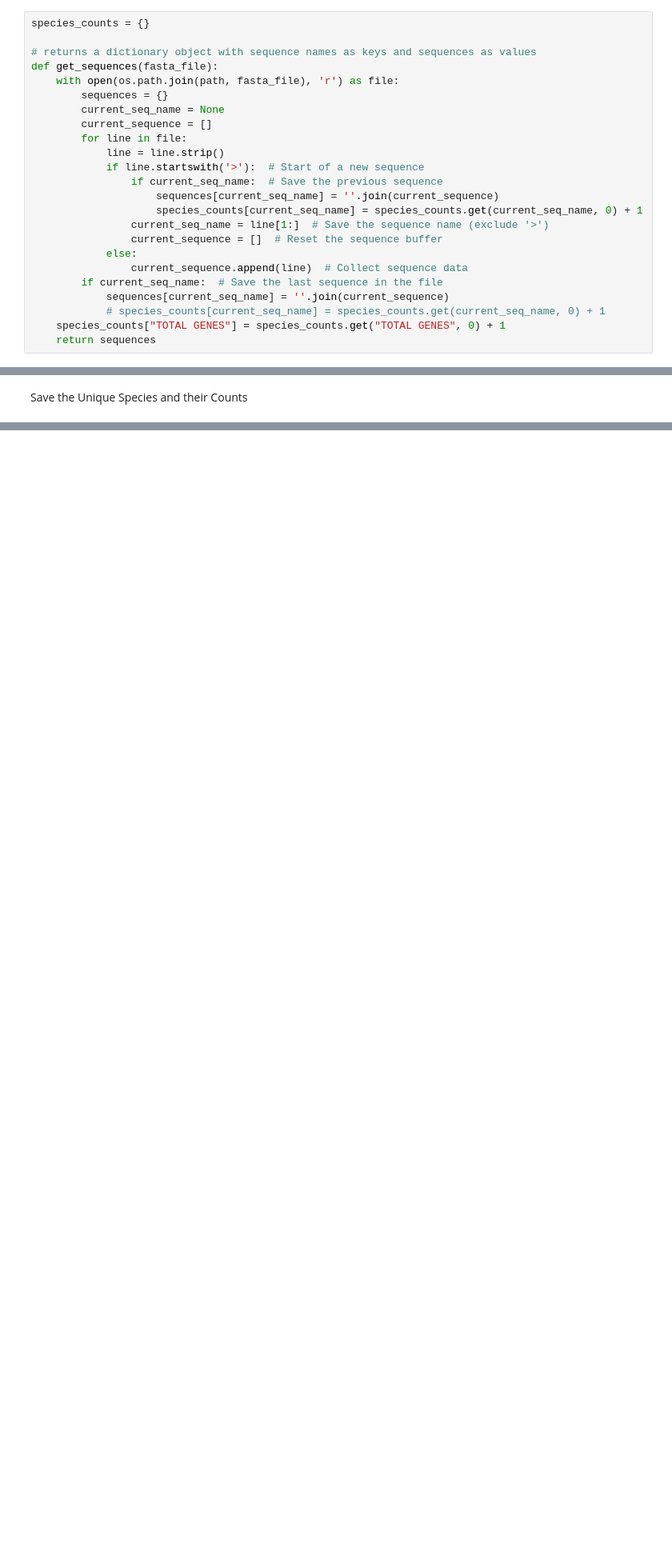
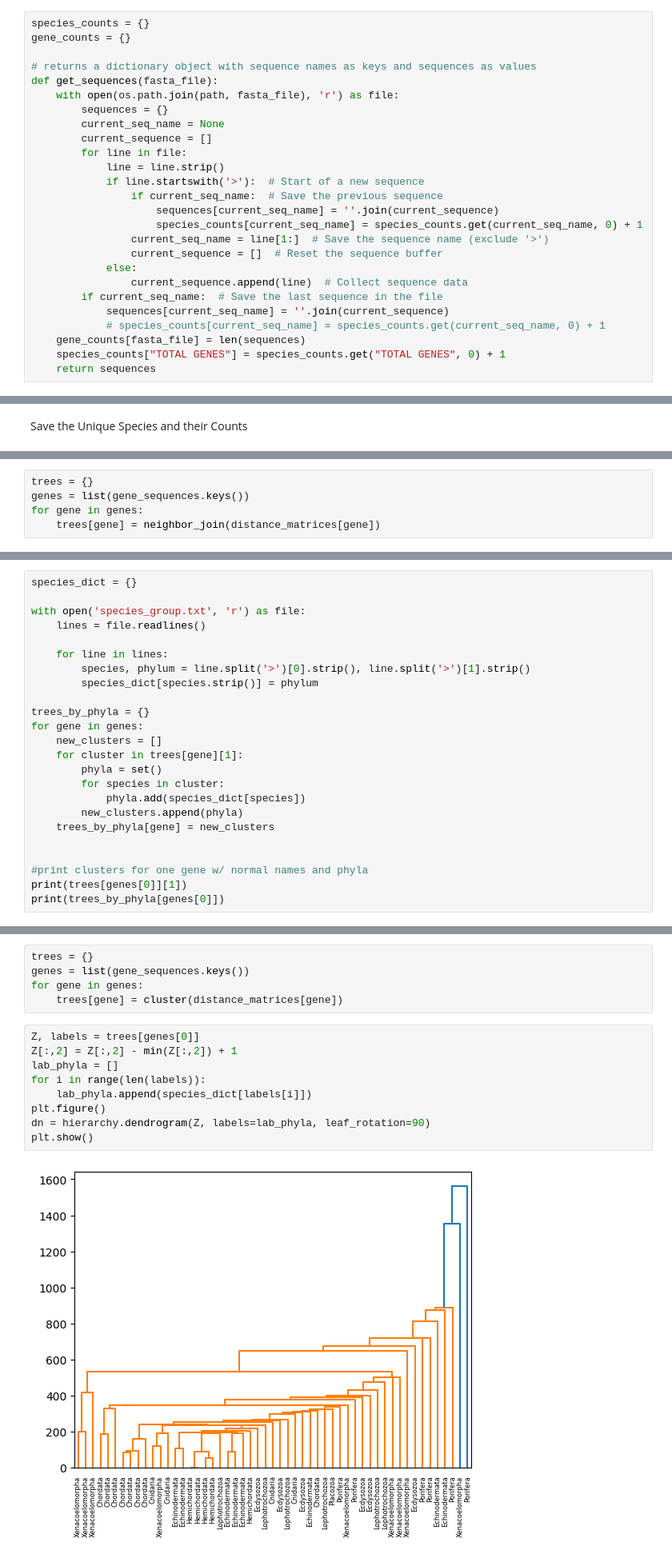
Before and after one commit to JTSIV1/phylogenetic_tree_for_acoelomorpha, a Jupyter notebook: generating_tree.ipynb, the cells around one changed output, grey strips where cells are left out. Shown: that part at 80% size. Saved outputs shown, nothing was run; the diff lists cells and outputs as text; blank space fills up the shorter version.

Commit message:
added species classifications, tracking clusters to NJ, and tried to perform linkage clustering and convert to newick? format which might be able compatible for a supertree consensus alg

```diff
--- a/generating_tree.ipynb
+++ b/generating_tree.ipynb
@@ -23,6 +23,7 @@ print(fasta_files)
 Function to Get Sequences From FASTA File as Dict
 # %%
 species_counts = {}
+gene_counts = {}
 
 # returns a dictionary object with sequence names as keys and sequences as values
 def get_sequences(fasta_file):
@@ -43,6 +44,7 @@ def get_sequences(fasta_file):
         if current_seq_name:  # Save the last sequence in the file
             sequences[current_seq_name] = ''.join(current_sequence)
             # species_counts[current_seq_name] = species_counts.get(current_seq_name, 0) + 1
+    gene_counts[fasta_file] = len(sequences)
     species_counts["TOTAL GENES"] = species_counts.get("TOTAL GENES", 0) + 1
     return sequences
 # %% [markdown]
@@ -163,0 +181,5 @@ print(neighbor_join(distance_matrices['OG10015']))
+# %%
+trees = {}
+genes = list(gene_sequences.keys())
+for gene in genes:
+    trees[gene] = neighbor_join(distance_matrices[gene])
@@ -163,0 +188,24 @@ print(neighbor_join(distance_matrices['OG10015']))
+# %%
+species_dict = {}
+
+with open('species_group.txt', 'r') as file:
+    lines = file.readlines()
+
+    for line in lines:
+        species, phylum = line.split('>')[0].strip(), line.split('>')[1].strip()
+        species_dict[species.strip()] = phylum
+
+trees_by_phyla = {}
+for gene in genes:
+    new_clusters = []
+    for cluster in trees[gene][1]:
+        phyla = set()
+        for species in cluster:
+            phyla.add(species_dict[species])
+        new_clusters.append(phyla)
+    trees_by_phyla[gene] = new_clusters
+
+
+#print clusters for one gene w/ normal names and phyla
+print(trees[genes[0]][1])
+print(trees_by_phyla[genes[0]])
@@ -167,0 +279,16 @@ print(neighbor_join(distance_matrices['OG10015']))
+# %%
+trees = {}
+genes = list(gene_sequences.keys())
+for gene in genes:
+    trees[gene] = cluster(distance_matrices[gene])
+# %%
+Z, labels = trees[genes[0]]
+Z[:,2] = Z[:,2] - min(Z[:,2]) + 1
+lab_phyla = []
+for i in range(len(labels)):
+    lab_phyla.append(species_dict[labels[i]])
+plt.figure()
+dn = hierarchy.dendrogram(Z, labels=lab_phyla, leaf_rotation=90)
+plt.show()
+# %% [output]
+[figure, added]
```
Also changed, not shown: parts of 9 cells of this notebook, 1 other file.
